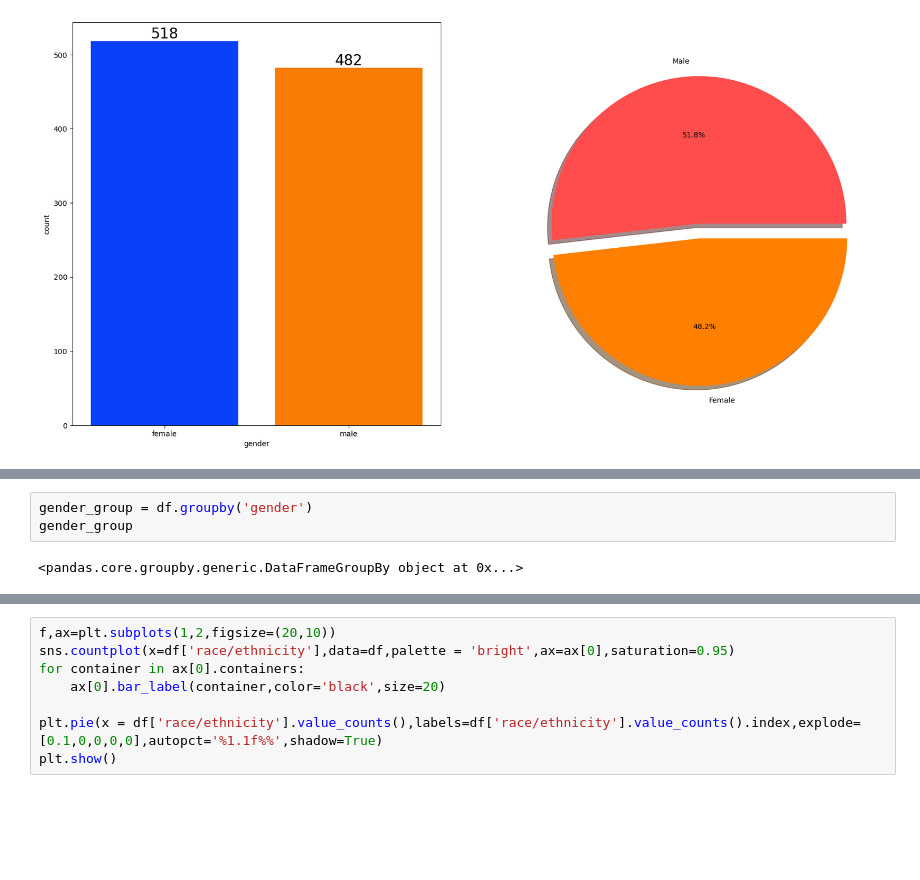
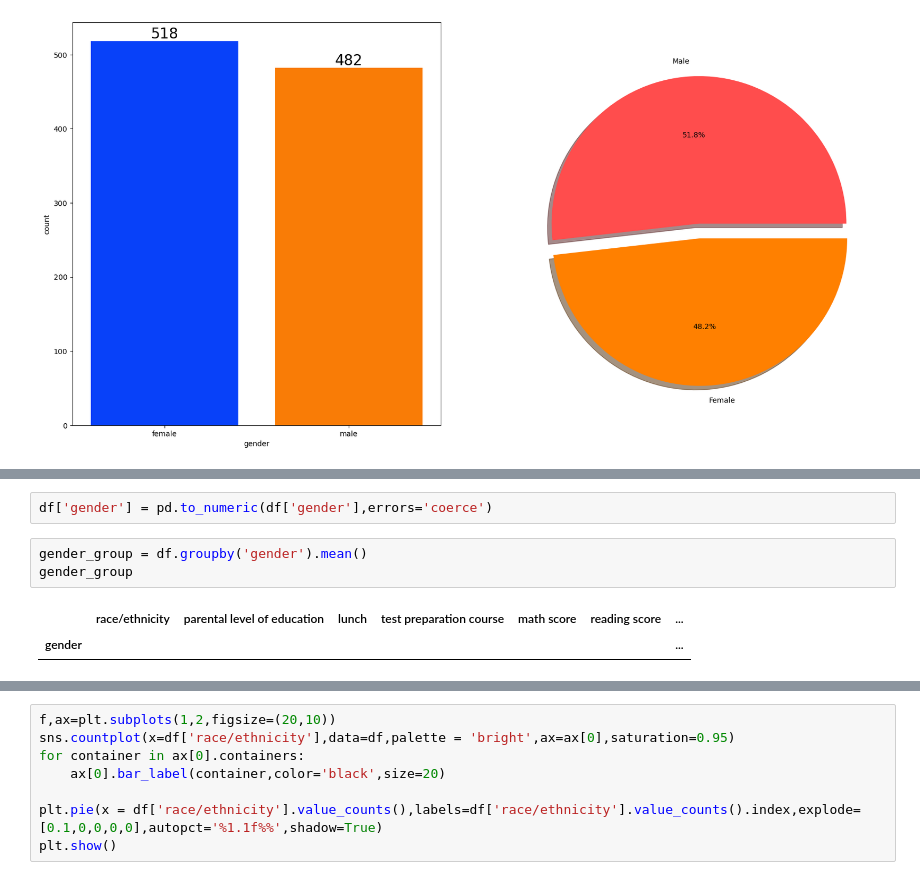
Before and after one commit to Prachi1218/Machine-Learning-project, a Jupyter notebook: Notebook/Data/EDA_STUDENTS_PERFORMANCE.ipynb, the cells around one changed output, grey strips where cells are left out. Drawn from its saved outputs; the diff is of its cells as text; blank space fills up the shorter version.

Commit message:
Data Ingestion

```diff
--- a/Notebook/Data/EDA_STUDENTS_PERFORMANCE.ipynb
+++ b/Notebook/Data/EDA_STUDENTS_PERFORMANCE.ipynb
@@ -287,8 +299,11 @@ plt.show()
+# %%
+df['gender'] = pd.to_numeric(df['gender'],errors='coerce')
 # %%
-gender_group = df.groupby('gender')
+gender_group = df.groupby('gender').mean()
 gender_group
 # %% [output]
-<pandas.core.groupby.generic.DataFrameGroupBy object at 0x...>
+|  | race/ethnicity | parental level of education | lunch | test preparation course | math score | reading score | ... |
+| gender |  |  |  |  |  |  | ... |
 # %%
 Gender = gender_group.agg('mean')
 Gender
```
Also changed, not shown: parts of 4 cells of this notebook, 54 other files.
